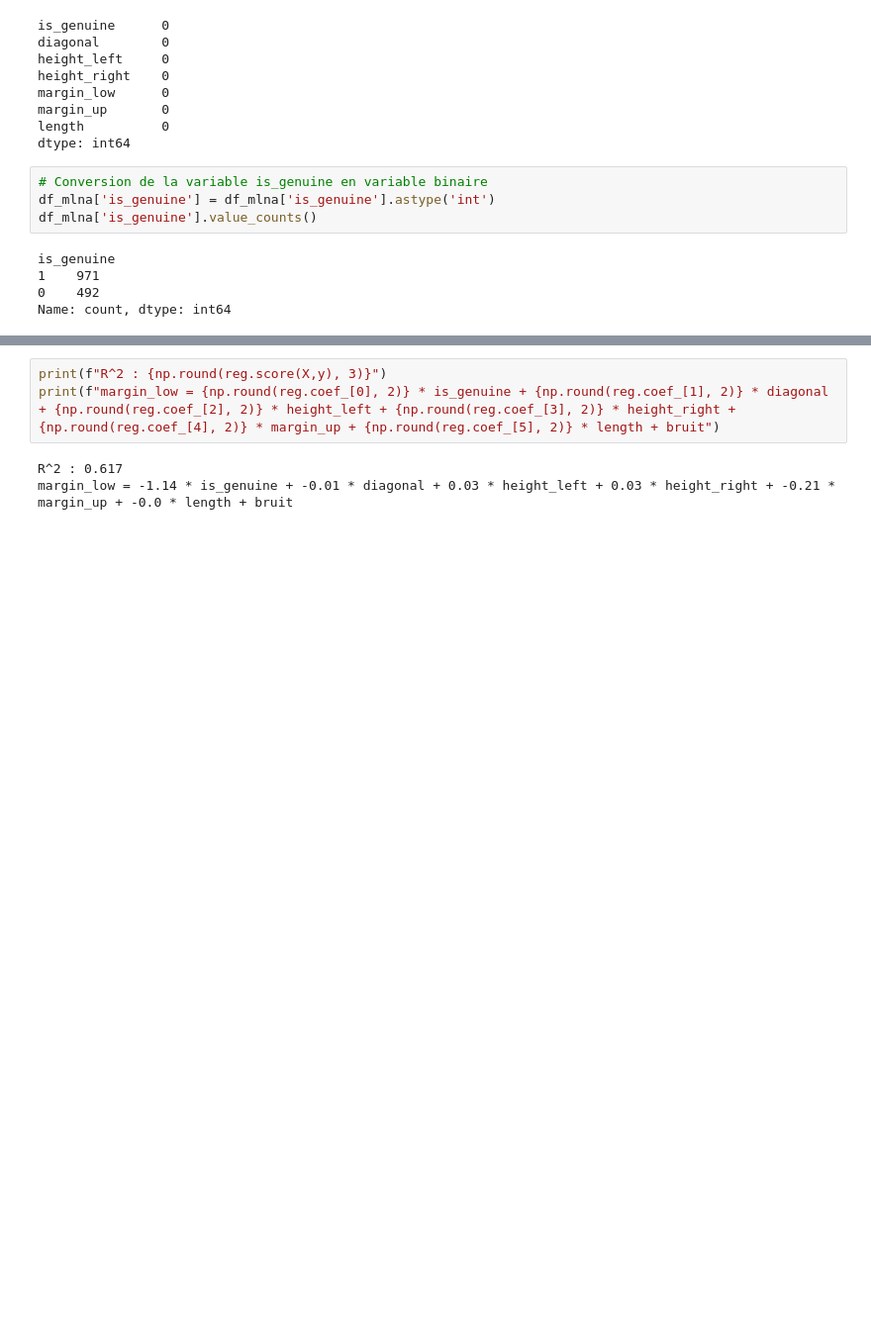
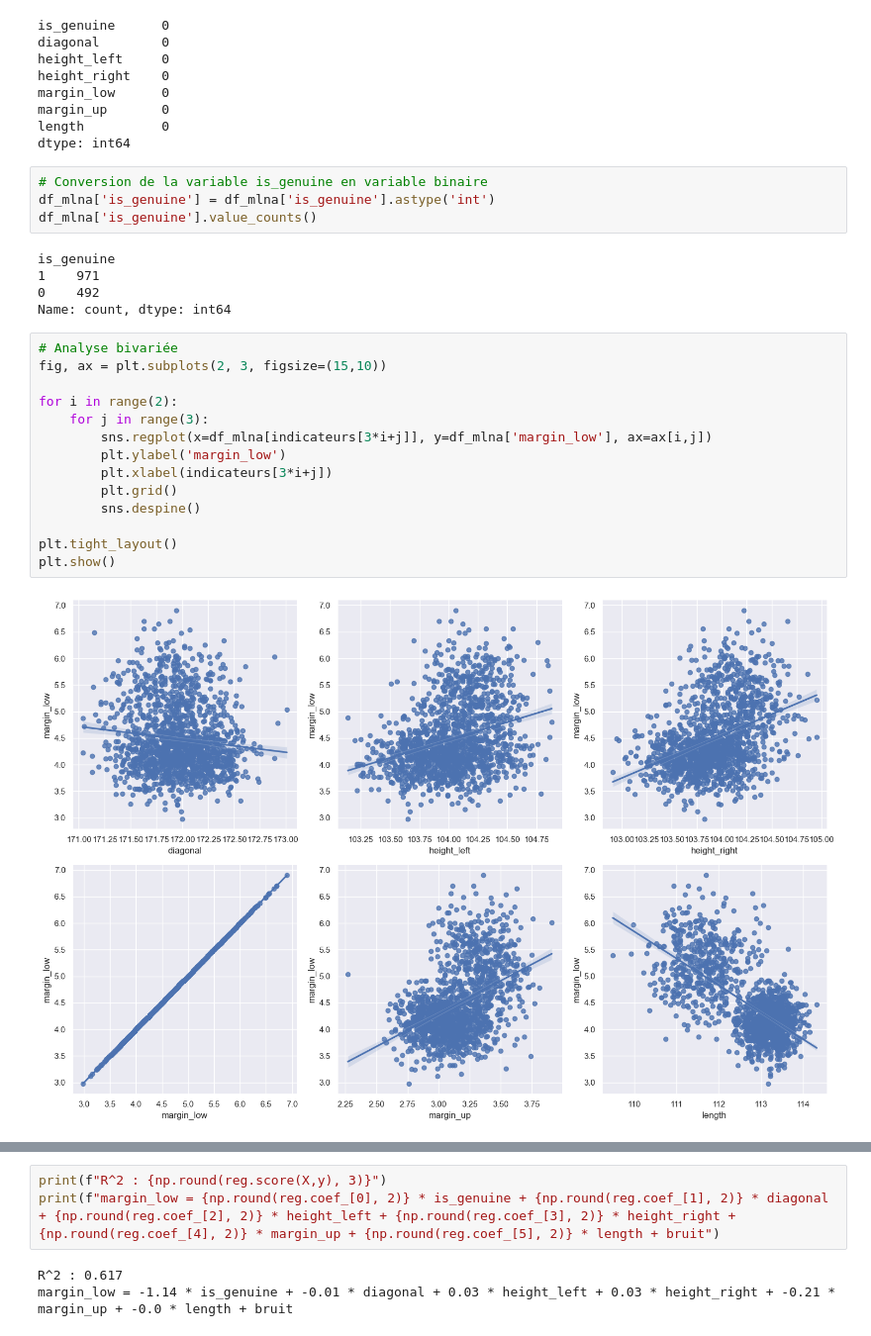
Before and after one commit to lengocduyvu/oncfm-detection-faux-billets, a Jupyter notebook: notebooks/oncfm-analyse.ipynb, the cells around one changed output, grey strips where cells are left out. Shown at 99% size. Drawn from its saved outputs; the diff is of its cells as text; blank space fills up the shorter version.

```diff
--- a/notebooks/oncfm-analyse.ipynb
+++ b/notebooks/oncfm-analyse.ipynb
@@ -132,3 +132,19 @@ is_genuine
 1    971
 0    492
 Name: count, dtype: int64
+# %%
+# Analyse bivariée
+fig, ax = plt.subplots(2, 3, figsize=(15,10))
+
+for i in range(2):
+    for j in range(3):
+        sns.regplot(x=df_mlna[indicateurs[3*i+j]], y=df_mlna['margin_low'], ax=ax[i,j])
+        plt.ylabel('margin_low')
+        plt.xlabel(indicateurs[3*i+j])
+        plt.grid()
+        sns.despine()
+
+plt.tight_layout()
+plt.show()
+# %% [output]
+[figure, added]
```
Also changed, not shown: parts of 8 cells of this notebook.
